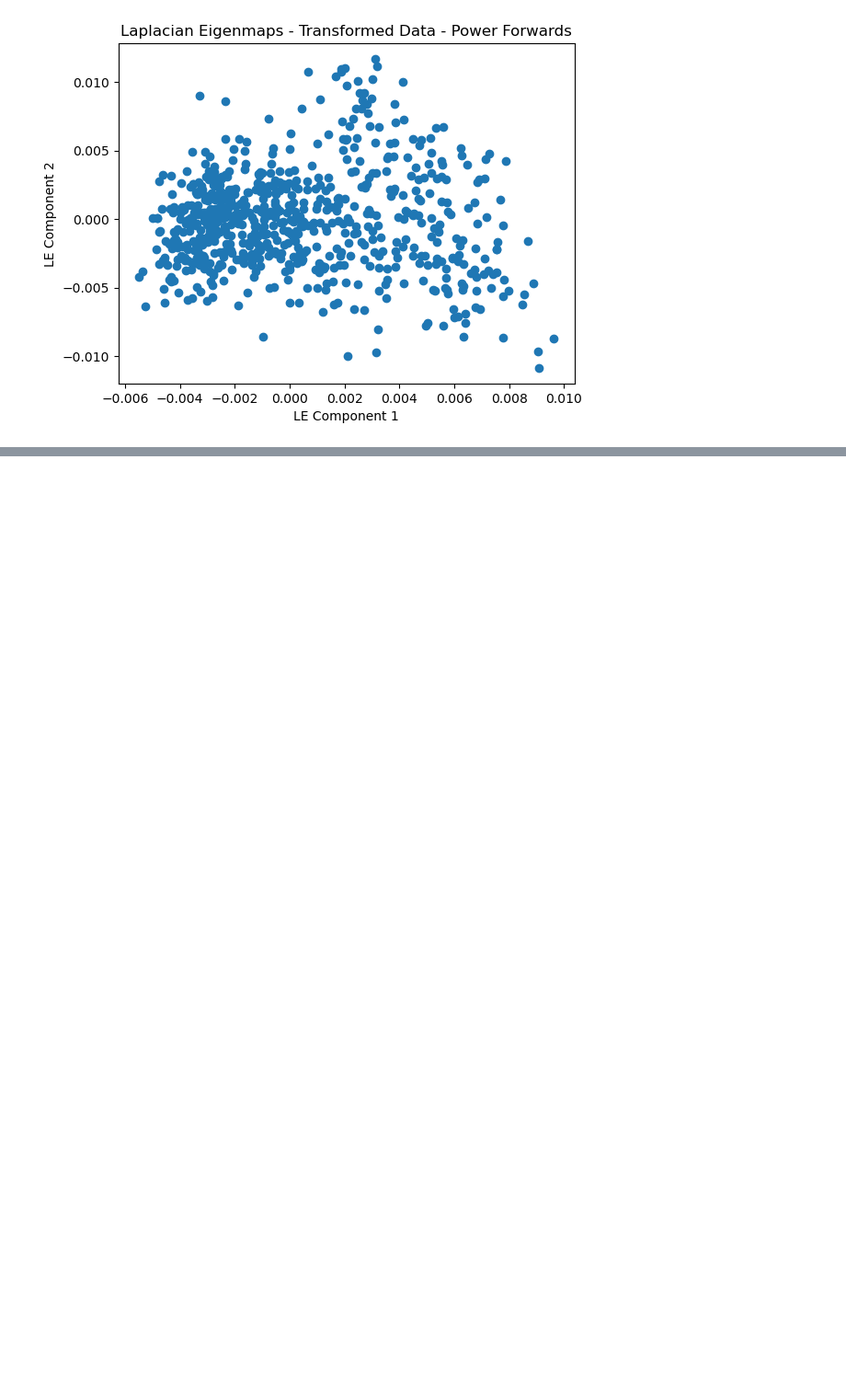
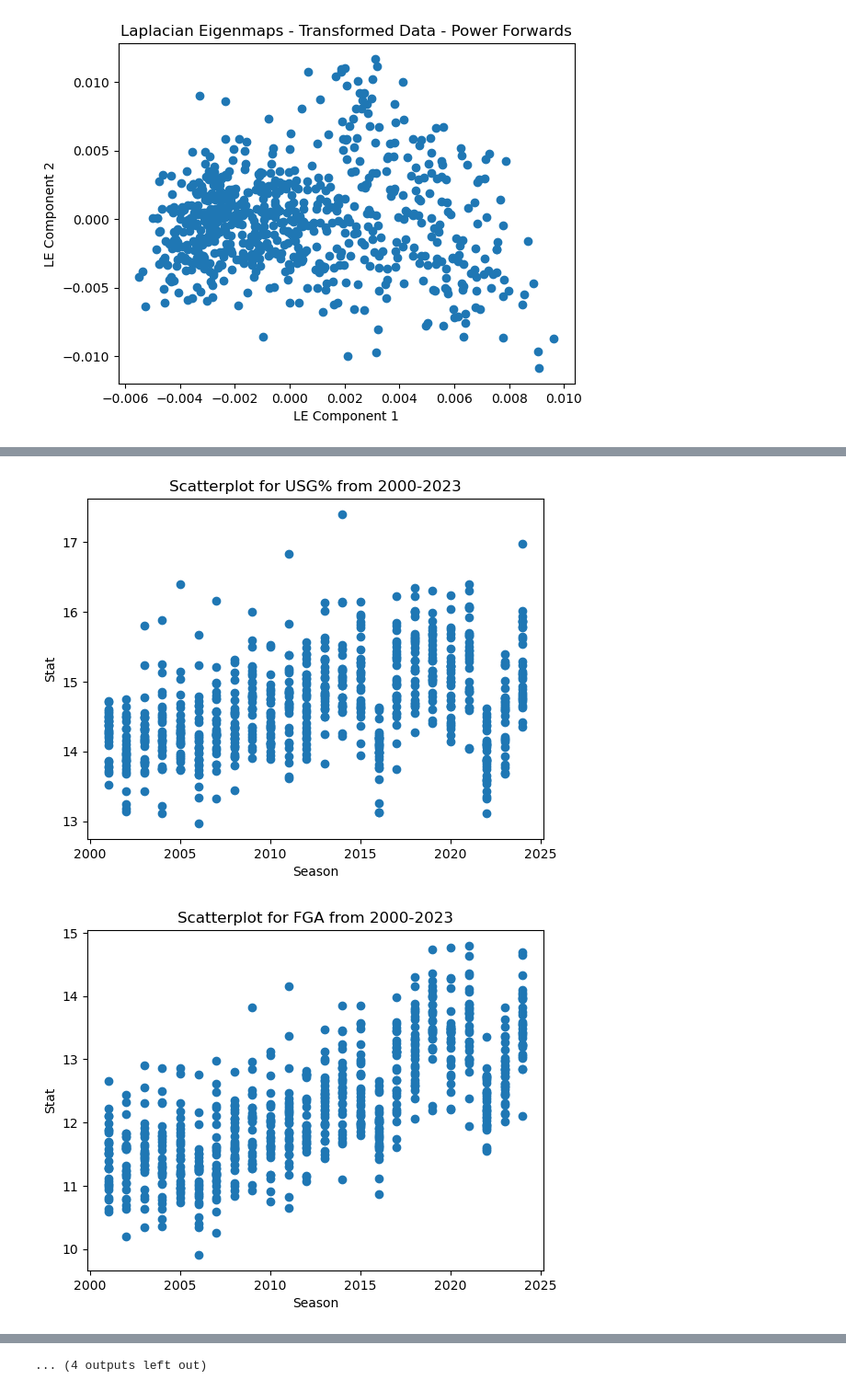
Before and after one commit to matthew-vaught/basketball-playstyle-research, a Jupyter notebook: tSNE and LE Notebooks/Exploring Aggregate Roster Statistics through LE.ipynb, the cells around one changed output, grey strips where cells are left out. Shown at 92% size. Cells and saved outputs as stored; diff of their text form; code cells hidden in the pictures; blank space fills up the shorter version.

```diff
--- a/tSNE and LE Notebooks/Exploring Aggregate Roster Statistics through LE.ipynb
+++ b/tSNE and LE Notebooks/Exploring Aggregate Roster Statistics through LE.ipynb
@@ -403,0 +1000,15 @@ show(p)
+# %%
+# Creating individual scatter plots for each stat to see the trend over time
+agg_df = aggregates_df.copy()
+agg_df['Season'] = list(agg_df.reset_index()['Roster'].apply(lambda roster: str(roster)[:4]))
+agg_df['Season'] = agg_df['Season'].apply(lambda season: int(season))
+# %%
+for stat in [col for col in agg_df.columns if col != "Season"]:
+    plt.scatter(agg_df['Season'], agg_df[stat])
+    plt.title(f'Scatterplot for {stat} from 2000-2023')
+    plt.xlabel('Season')
+    plt.ylabel(f'Stat')
+    plt.show()
+# %% [output]
+[figure, added]
+[figure, added]
@@ -403,0 +1025 @@ show(p)
+... (4 outputs left out)
```
Also changed, not shown: parts of 34 cells of this notebook, 11 other files.
